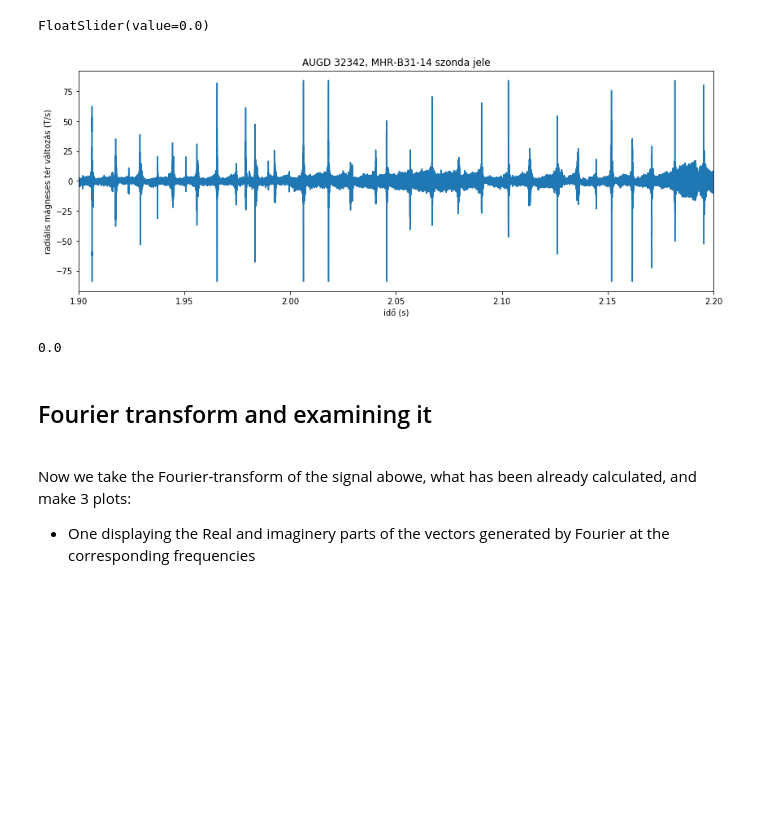
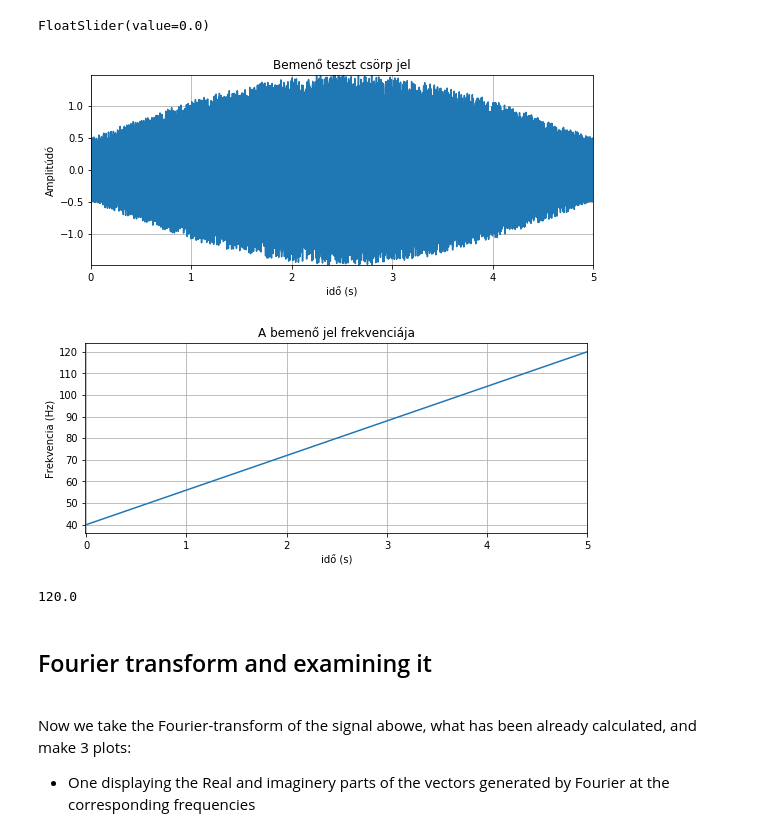
Before and after one commit to martonvavrik/fusion_research, a Jupyter notebook: waves.ipynb, the cells around one changed output. Saved outputs shown, nothing was run; the diff lists cells and outputs as text; code cells hidden in the pictures; blank space fills up the shorter version.

```diff
--- a/waves.ipynb
+++ b/waves.ipynb
@@ -92,15 +90,15 @@ print("\n",shot)
 # %%
 #%%script false
-min_t=1.9
-max_t=2.2
+min_t=0#1.9
+max_t=t#2.2
 
 s = s.astype(float)
 x = x.astype(float)
 samples=s.size
-full_f = np.zeros(samples)
+#full_f = np.zeros(samples)
 t=max(x)-min(x)
 nyquist=samples/2/t
-frangemax=nyquist#250000#
+#frangemax=nyquist#250000#
 xf=np.linspace(0.0, frangemax, frangemax*t+1)
 s_rate=x.size/t
 
@@ -113,6 +111,6 @@ x=x[min_x:max_x]
 s=s[min_x:max_x]
 
 print(max_t)
-print(nyquist)
+print(frangemax)
 print(x.size)
 # %% [output]
@@ -134,41 +132,43 @@ else:
 FloatSlider(value=0.0)
 # %%
 #%%script false
-plt.figure(figsize=(14,5))
-plt.title(shot+' szonda jele')
+#plt.figure(figsize=(14,5))
+#plt.title(shot+' szonda jele')
+#plt.plot(x,s)
+#yaxismax=1/2**(view.value/12)
+#plt.xlim(min_t,max_t-(max_t-min_t)*view.value/100.6)
+#plt.ylabel('radiális mágneses tér változás (T/s)')
+#plt.xlabel('idő (s)')
+#plt.savefig(shot+' in.pdf')
+#plt.show()
+
+plt.figure(figsize=(9,3.5))
+plt.title('Bemenő teszt csörp jel')
 plt.plot(x,s)
-#yaxismax=1/2**(view.value/12)
-plt.xlim(min_t,max_t-(max_t-min_t)*view.value/100.6)
-plt.ylabel('radiális mágneses tér változás (T/s)')
+yaxismax=1/2**(view.value/12)
+plt.axis([0,t,min(s),max(s)])
+plt.ylabel('Amplitúdó')
 plt.xlabel('idő (s)')
-#plt.savefig(shot+' in.pdf')
+plt.grid(True)
+#plt.savefig(shot+' s_in_z.pdf')
 plt.show()
 
-#plt.figure(figsize=(9,3.5))
-#plt.title('Bemenő teszt csörp jel')
-#plt.plot(x,s)
-#yaxismax=1/2**(view.value/12)
-#plt.axis([2.20,2.3,min(s),max(s)])
-#plt.ylabel('Amplitúdó')
-#plt.xlabel('idő (s)')
-#plt.savefig(shot+' s_in_z.pdf')
-#plt.show()
-
-#plt.figure(figsize=(9,3.5))
-#plt.title("A bemenő jel frekvenciája")
-#plt.plot(x,full_f)
-#yaxismax=1/2**(view.value/12)
-#plt.xlim(-0.01,t/(1.05**view.value))
-#plt.ylabel('Frekvencia (Hz)')
-#plt.xlabel('idő (s)')
-#plt.grid(True)
+plt.figure(figsize=(9,3.5))
+plt.title("A bemenő jel frekvenciája")
+plt.plot(x,full_f)
+yaxismax=1/2**(view.value/12)
+plt.xlim(-0.01,t/(1.05**view.value))
+plt.ylabel('Frekvencia (Hz)')
+plt.xlabel('idő (s)')
+plt.grid(True)
 #plt.savefig('freq_in.pdf')
-#plt.show()
+plt.show()
 
 print(full_f[-1])
 # %% [output]
-[figure, old version]
+[figure, new version]
+[figure, added]
-0.0
+120.0
 # %% [markdown]
 ## Fourier transform and examining it
 <br>Now we take the Fourier-transform of the signal abowe, what has been already calculated, and make 3 plots:
```
Also changed, not shown: parts of 33 cells of this notebook.
